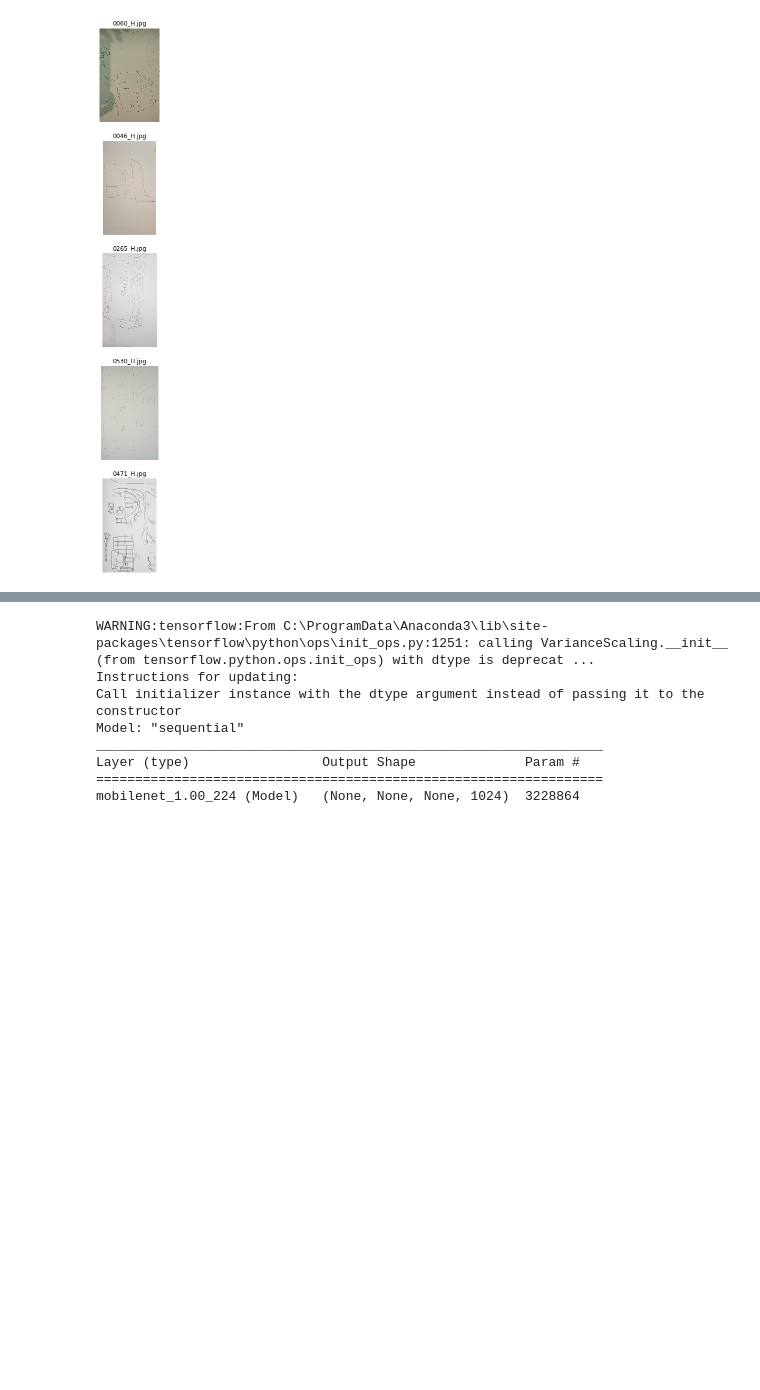
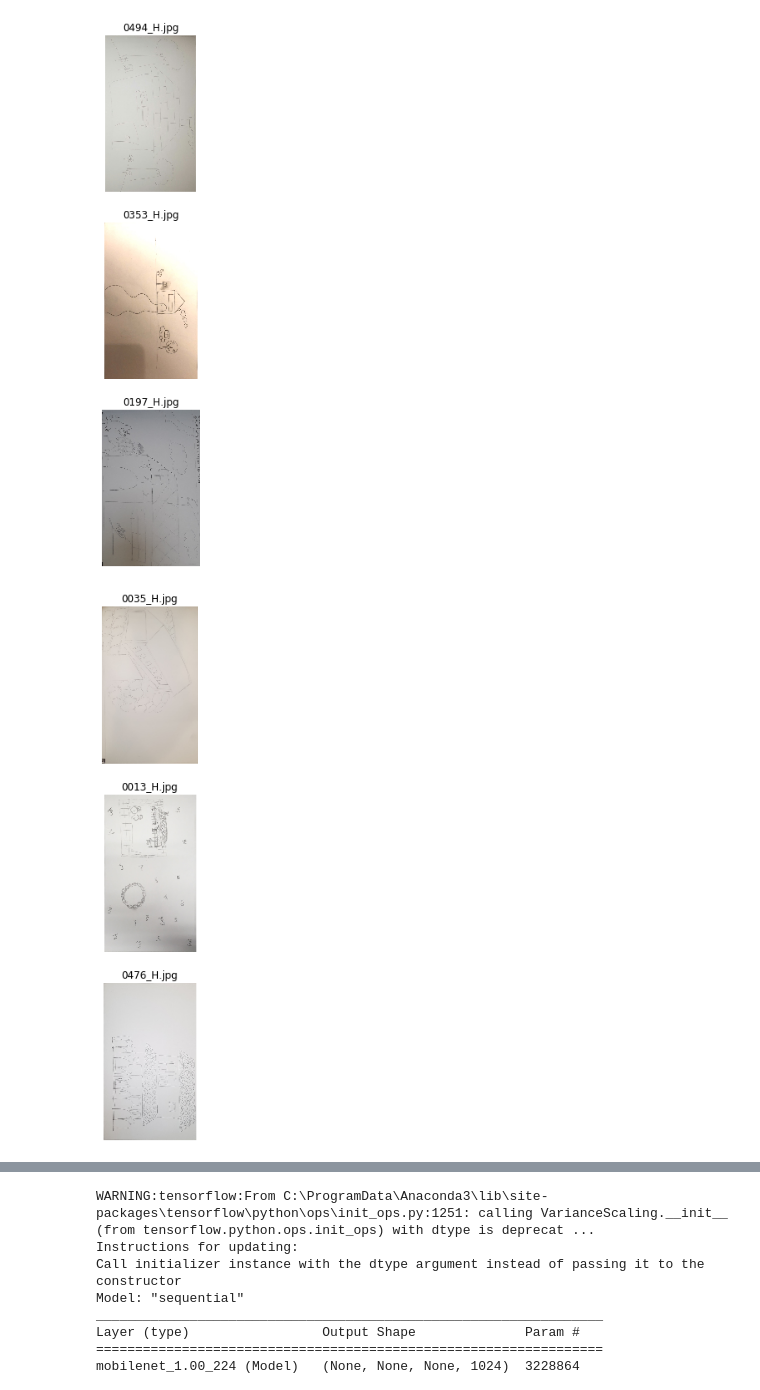
Before and after one commit to dhukim/HTP-Analysis-Project, a Jupyter notebook: image classification keras.ipynb, the cells around one changed output, grey strips where cells are left out. Drawn from its saved outputs; the diff is of its cells as text; code cells hidden in the pictures; blank space fills up the shorter version.

```diff
--- a/image classification keras.ipynb
+++ b/image classification keras.ipynb
@@ -81,12 +81,14 @@ for i in range(len(house)):
 # %%
-tmp_imgs = df_train[0]['data'][100:105]
-plt.figure(figsize=(12,20))
+for i in range(len(df_train)):
+    tmp_imgs = df_train[i]['data'][100:103]
+    plt.figure(figsize=(12,20))
 
-for num, f_name in enumerate(tmp_imgs):
-    img = PIL.Image.open(os.path.join(TRAIN_IMG_PATH, f_name))
-    plt.subplot(5, 2, 2*num + 1)
-    plt.title(f_name)
-    plt.imshow(img)
-    plt.axis('off')
+    for num, f_name in enumerate(tmp_imgs):
+        img = PIL.Image.open(os.path.join(TRAIN_IMG_PATH, f_name))
+        plt.subplot(5, 2, 2*num + 1)
+        plt.title(f_name)
+        plt.imshow(img)
+        plt.axis('off')
 # %% [output]
-[figure, old version]
+[figure, new version]
+[figure, added]
```
Also changed, not shown: parts of 10 cells of this notebook.
